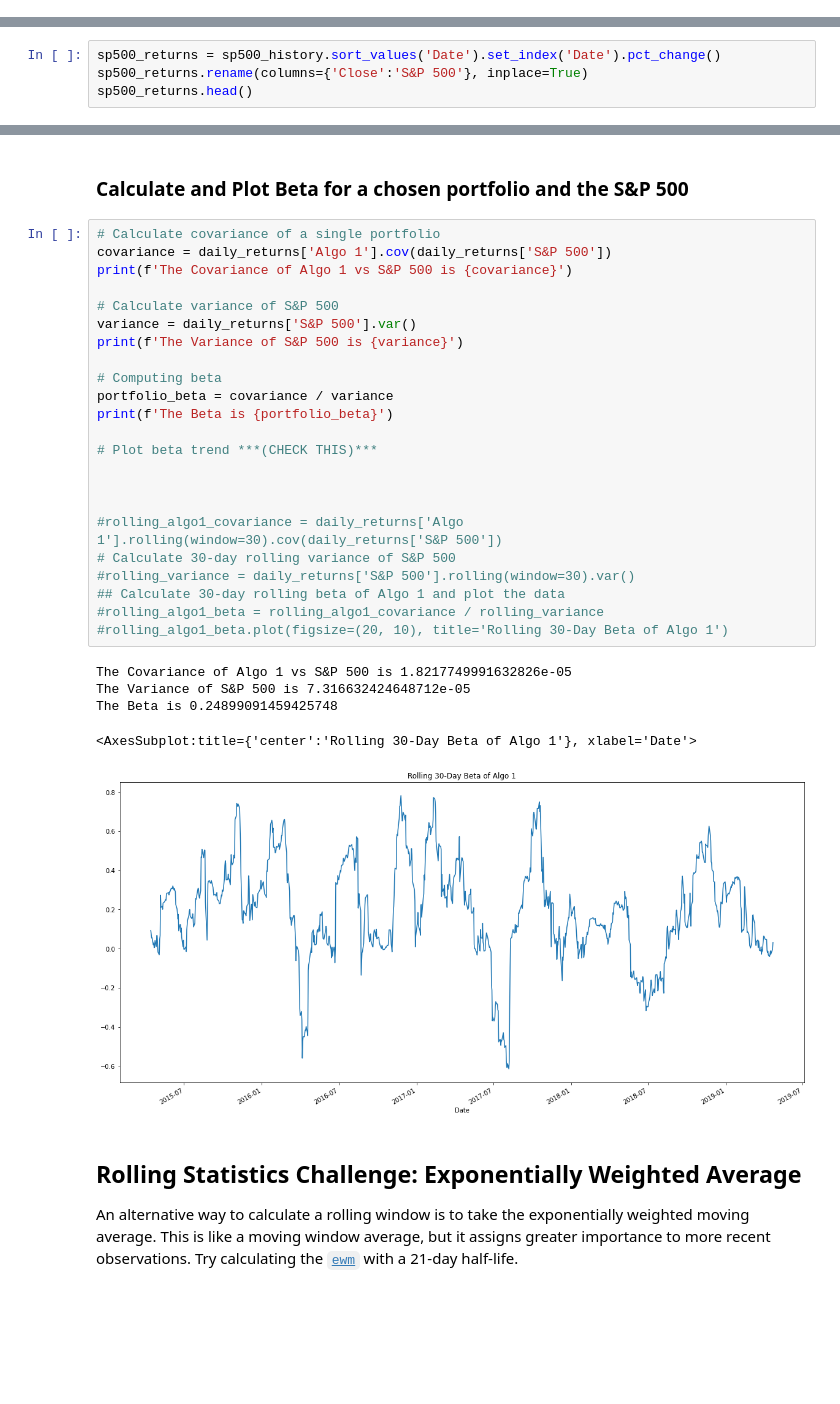
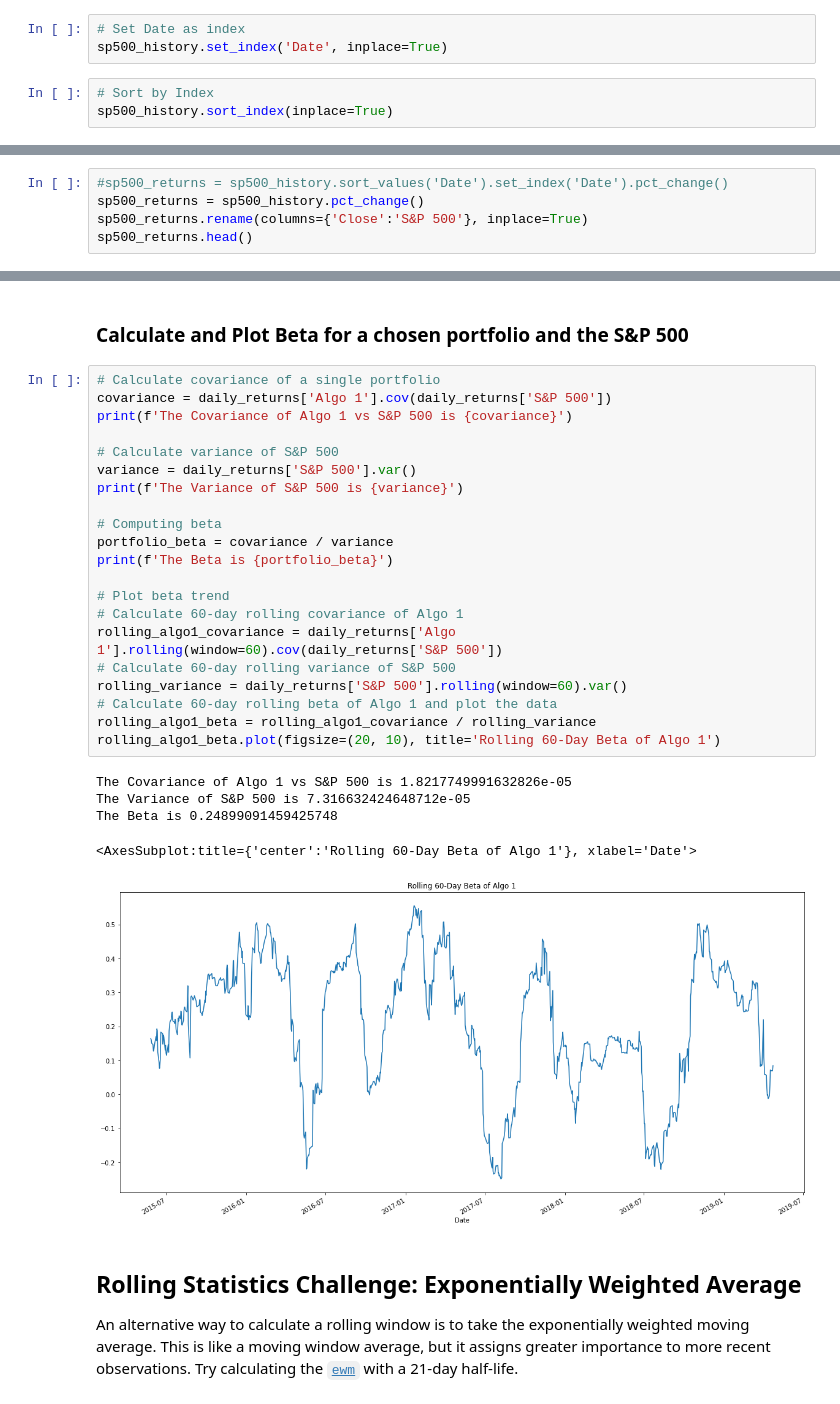
Before and after one commit to wchance/pandas-homework, a Jupyter notebook: whale_analysis.ipynb, the cells around one changed output, grey strips where cells are left out. Saved outputs shown, nothing was run; the diff lists cells and outputs as text; blank space fills up the shorter version.

```diff
--- a/whale_analysis.ipynb
+++ b/whale_analysis.ipynb
@@ -147,6 +139,12 @@ dtype: int64
 # %%
 # Drop nulls
 sp500_history.dropna(inplace=True)
+# %%
+# Set Date as index
+sp500_history.set_index('Date', inplace=True)
+# %%
+# Sort by Index
+sp500_history.sort_index(inplace=True)
 # %%
 # Rename `Close` Column to be specific to this portfolio.
 sp500_history.rename(columns={'Close':'SP500_Close'})
@@ -174,7 +172,8 @@ dtype: int64
 # %% [markdown]
 ## Create S&P 500 Returns
 # %%
-sp500_returns = sp500_history.sort_values('Date').set_index('Date').pct_change()
+#sp500_returns = sp500_history.sort_values('Date').set_index('Date').pct_change()
+sp500_returns = sp500_history.pct_change()
 sp500_returns.rename(columns={'Close':'S&P 500'}, inplace=True)
 sp500_returns.head()
 # %% [output]
@@ -331,32 +332,30 @@ sns.heatmap(price_correlation, vmin=0.2, vmax=1)
 # %%
 # Calculate covariance of a single portfolio
 covariance = daily_returns['Algo 1'].cov(daily_returns['S&P 500'])
 print(f'The Covariance of Algo 1 vs S&P 500 is {covariance}')
 
 # Calculate variance of S&P 500
 variance = daily_returns['S&P 500'].var()
 print(f'The Variance of S&P 500 is {variance}')
 
 # Computing beta
 portfolio_beta = covariance / variance
 print(f'The Beta is {portfolio_beta}')
 
-# Plot beta trend ***(CHECK THIS)***
-
-
-
-#rolling_algo1_covariance = daily_returns['Algo 1'].rolling(window=30).cov(daily_returns['S&P 500'])
-# Calculate 30-day rolling variance of S&P 500
-#rolling_variance = daily_returns['S&P 500'].rolling(window=30).var()
-## Calculate 30-day rolling beta of Algo 1 and plot the data
-#rolling_algo1_beta = rolling_algo1_covariance / rolling_variance
-#rolling_algo1_beta.plot(figsize=(20, 10), title='Rolling 30-Day Beta of Algo 1')
+# Plot beta trend
+# Calculate 60-day rolling covariance of Algo 1
+rolling_algo1_covariance = daily_returns['Algo 1'].rolling(window=60).cov(daily_returns['S&P 500'])
+# Calculate 60-day rolling variance of S&P 500
+rolling_variance = daily_returns['S&P 500'].rolling(window=60).var()
+# Calculate 60-day rolling beta of Algo 1 and plot the data
+rolling_algo1_beta = rolling_algo1_covariance / rolling_variance
+rolling_algo1_beta.plot(figsize=(20, 10), title='Rolling 60-Day Beta of Algo 1')
 # %% [output]
 The Covariance of Algo 1 vs S&P 500 is 1.8217749991632826e-05
 The Variance of S&P 500 is 7.316632424648712e-05
 The Beta is 0.24899091459425748
-<AxesSubplot:title={'center':'Rolling 30-Day Beta of Algo 1'}, xlabel='Date'>
+<AxesSubplot:title={'center':'Rolling 60-Day Beta of Algo 1'}, xlabel='Date'>
-[figure, old version]
+[figure, new version]
 # %% [markdown]
 ## Rolling Statistics Challenge: Exponentially Weighted Average
 
```
Also changed, not shown: parts of 21 cells of this notebook.
